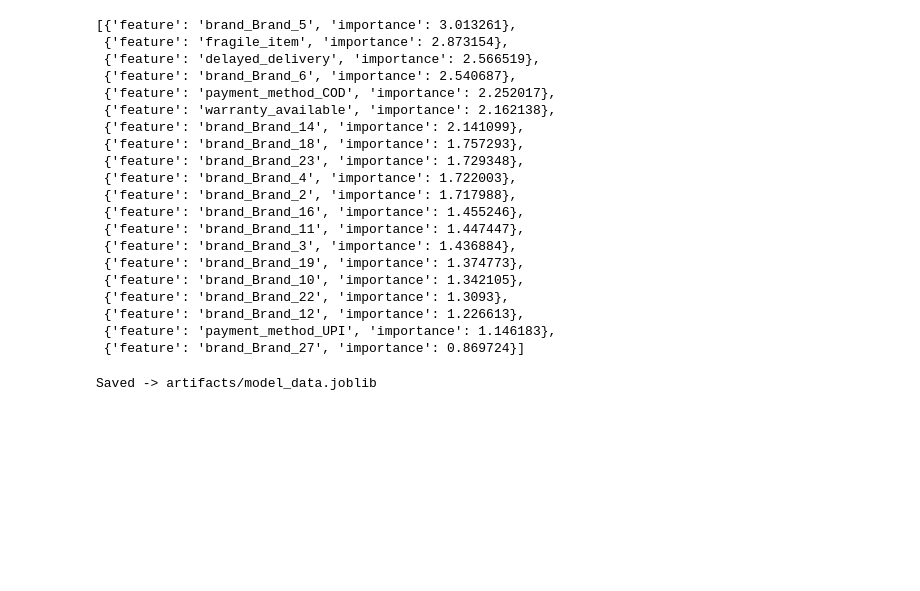
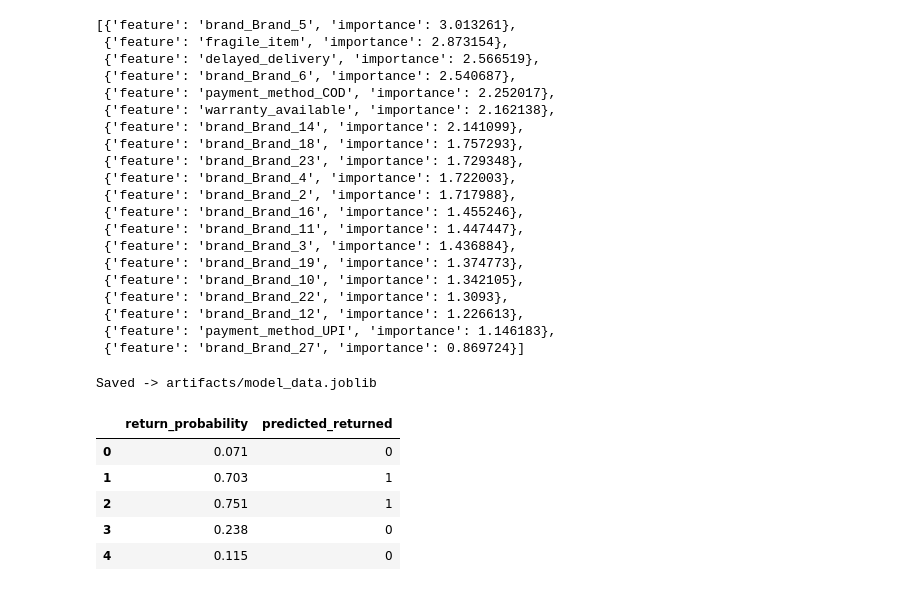
Before and after one commit to azeem932356/product-return-risk-prediction, a Jupyter notebook: product_return.ipynb, the cells around one changed output. Drawn from its saved outputs; the diff is of its cells as text; code cells hidden in the pictures; blank space fills up the shorter version.

Commit message:
model evaluation

```diff
--- a/product_return.ipynb
+++ b/product_return.ipynb
@@ -944,3 +944,19 @@ joblib.dump(model_data, "artifacts/model_data.joblib")
 print("Saved -> artifacts/model_data.joblib")
 # %% [output]
 Saved -> artifacts/model_data.joblib
+# %%
+#we can load that model and perform predictions
+loaded = joblib.load("artifacts/model_data.joblib")
+
+#using test data for now
+sample = X_test.head(5)
+proba = loaded["model"].predict_proba(sample)[:, 1]
+pd.DataFrame({"return_probability": proba.round(3),
+              "predicted_returned": (proba >= loaded["threshold"]).astype(int)})
+# %% [output]
+|  | return_probability | predicted_returned |
+| 0 | 0.071 | 0 |
+| 1 | 0.703 | 1 |
+| 2 | 0.751 | 1 |
+| 3 | 0.238 | 0 |
+| 4 | 0.115 | 0 |
```
Also changed, not shown: parts of 1 cell of this notebook.
